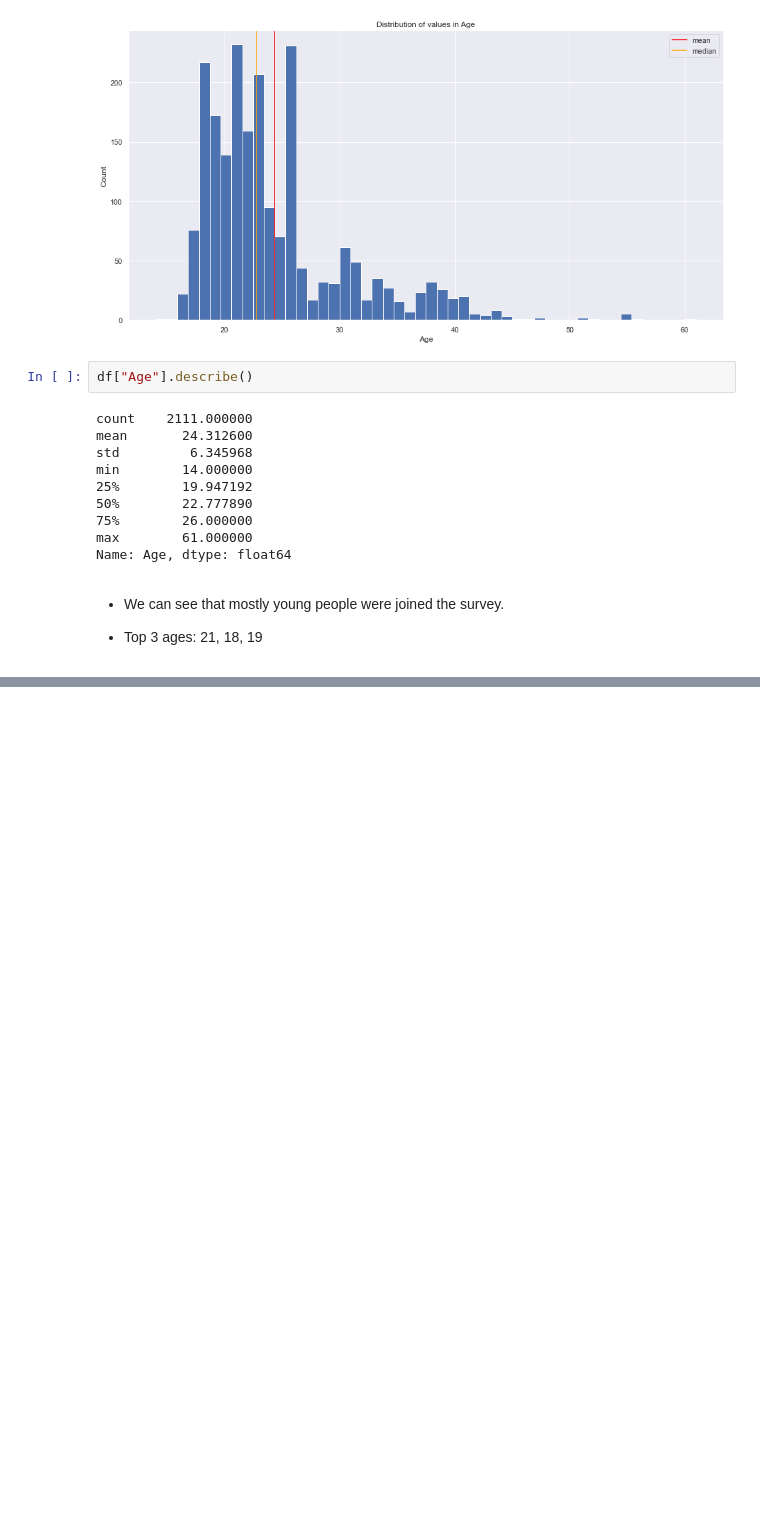
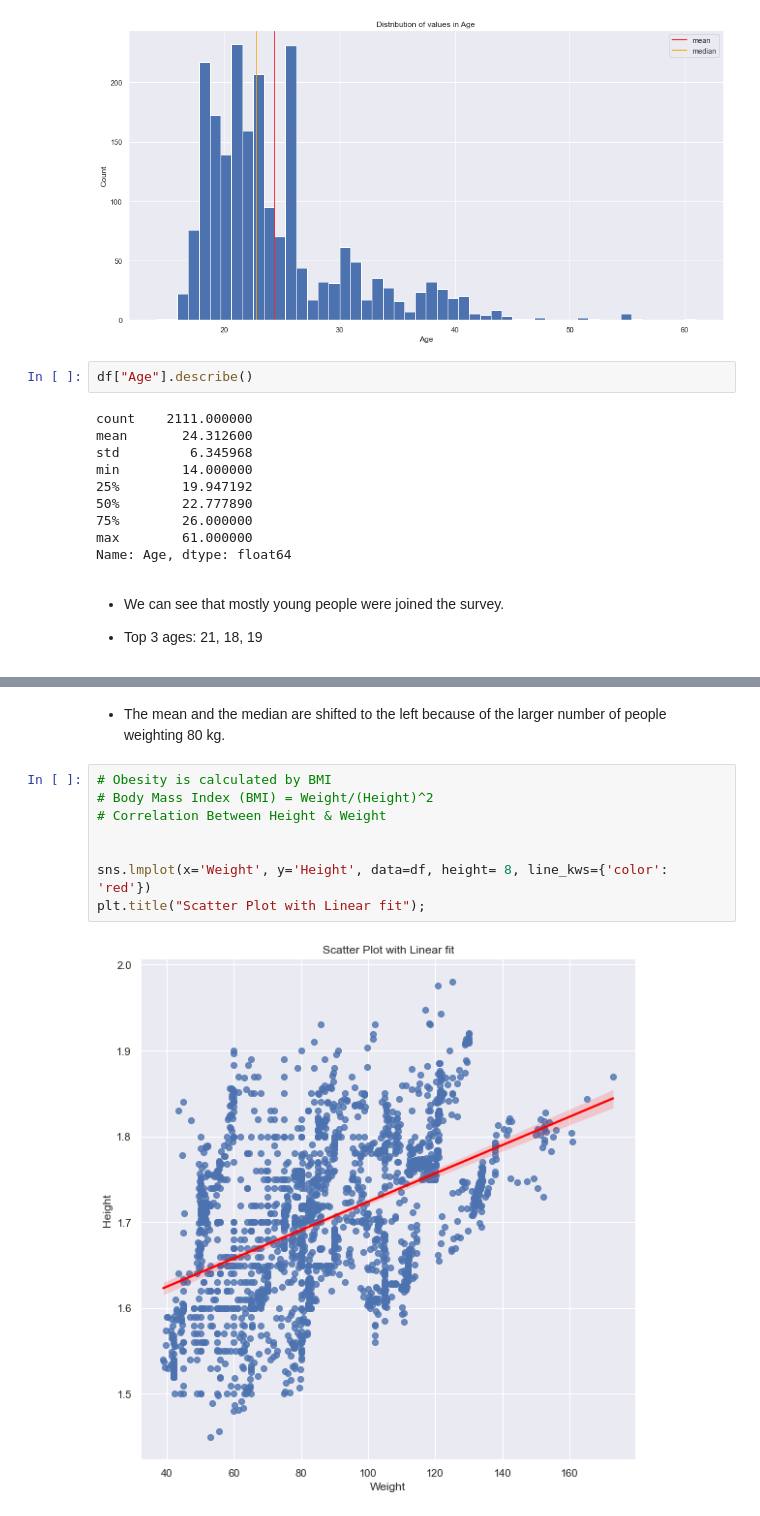
Before and after one commit to SanketAgwl/Obesity-Prediction-Data-Science, a Jupyter notebook: project.ipynb, the cells around one changed output, grey strips where cells are left out. Saved outputs shown, nothing was run; the diff lists cells and outputs as text; blank space fills up the shorter version.

```diff
--- a/project.ipynb
+++ b/project.ipynb
@@ -201,0 +229,12 @@ Name: Age, dtype: float64
+# %% [markdown]
+* The mean and the median are shifted to the left because of the larger number of people weighting 80 kg.
+# %%
+# Obesity is calculated by BMI
+# Body Mass Index (BMI) = Weight/(Height)^2
+# Correlation Between Height & Weight
+
+
+sns.lmplot(x='Weight', y='Height', data=df, height= 8, line_kws={'color': 'red'})
+plt.title("Scatter Plot with Linear fit");
+# %% [output]
+[figure, added]
```
Also changed, not shown: parts of 25 cells of this notebook.
